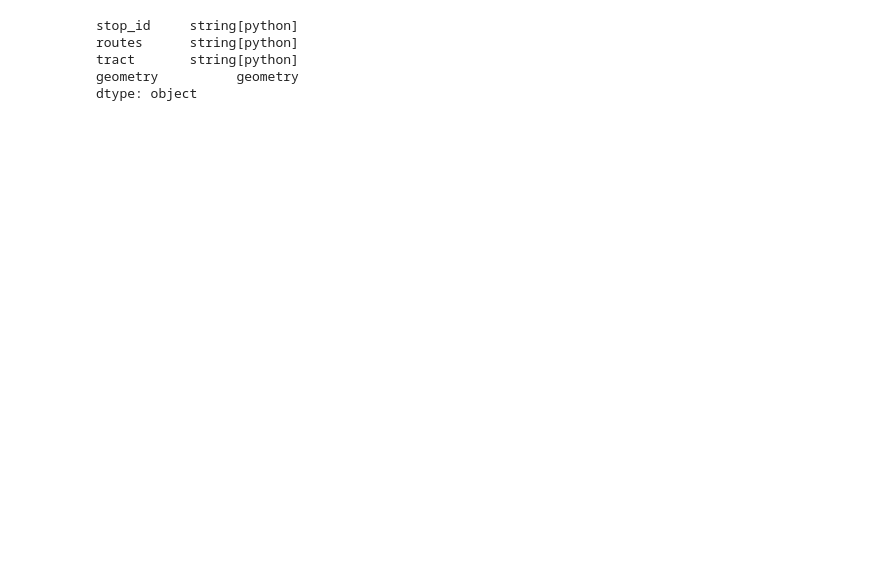
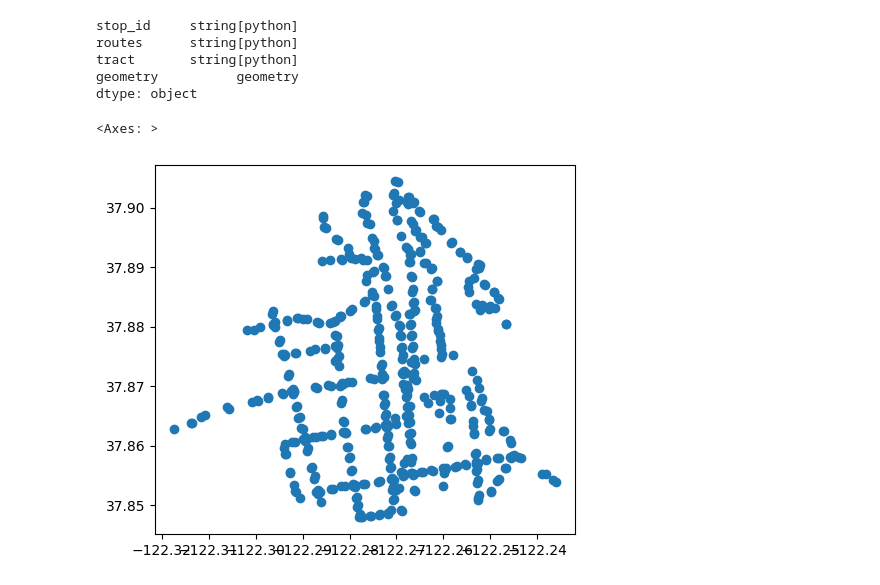
Before and after one commit to lequangvincent/ac-transit-equity, a Jupyter notebook: src/notebooks/exploration.ipynb, the cells around one changed output. Saved outputs shown, nothing was run; the diff lists cells and outputs as text; code cells hidden in the pictures; blank space fills up the shorter version.

```diff
--- a/src/notebooks/exploration.ipynb
+++ b/src/notebooks/exploration.ipynb
@@ -34,3 +39,8 @@ routes      string[python]
 tract       string[python]
 geometry          geometry
 dtype: object
+# %%
+berkeley_stops.plot()
+# %% [output]
+<Axes: >
+[figure, added]
```
Also changed, not shown: parts of 2 cells of this notebook, 3 other files.
